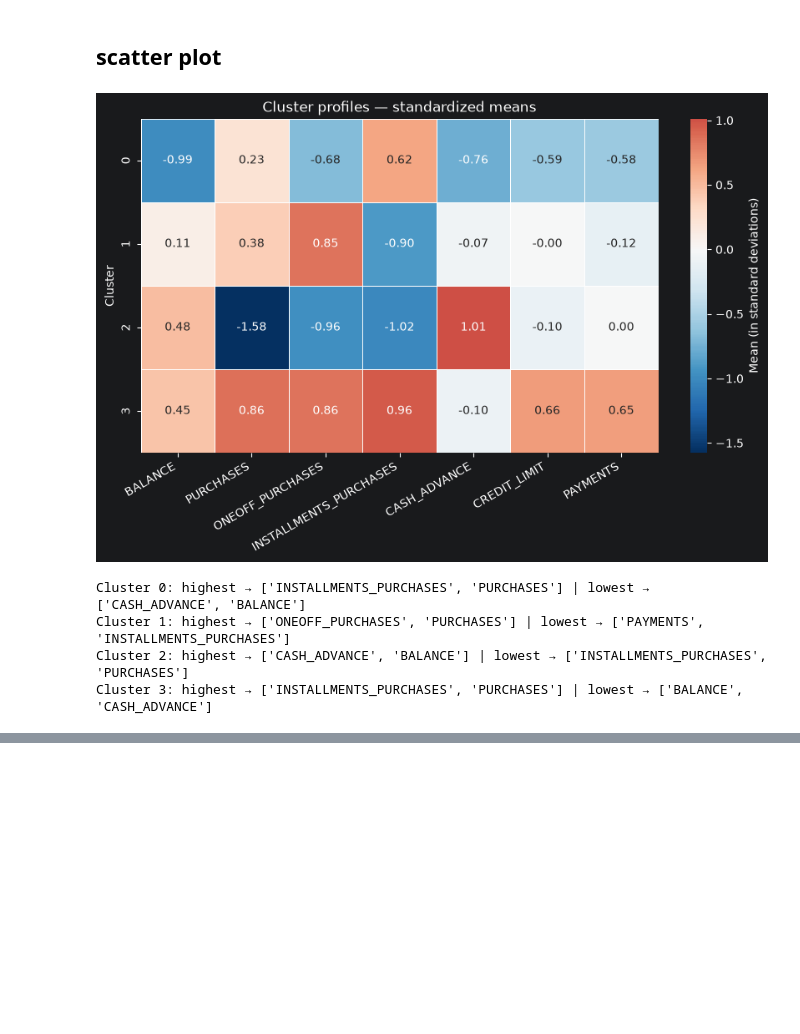
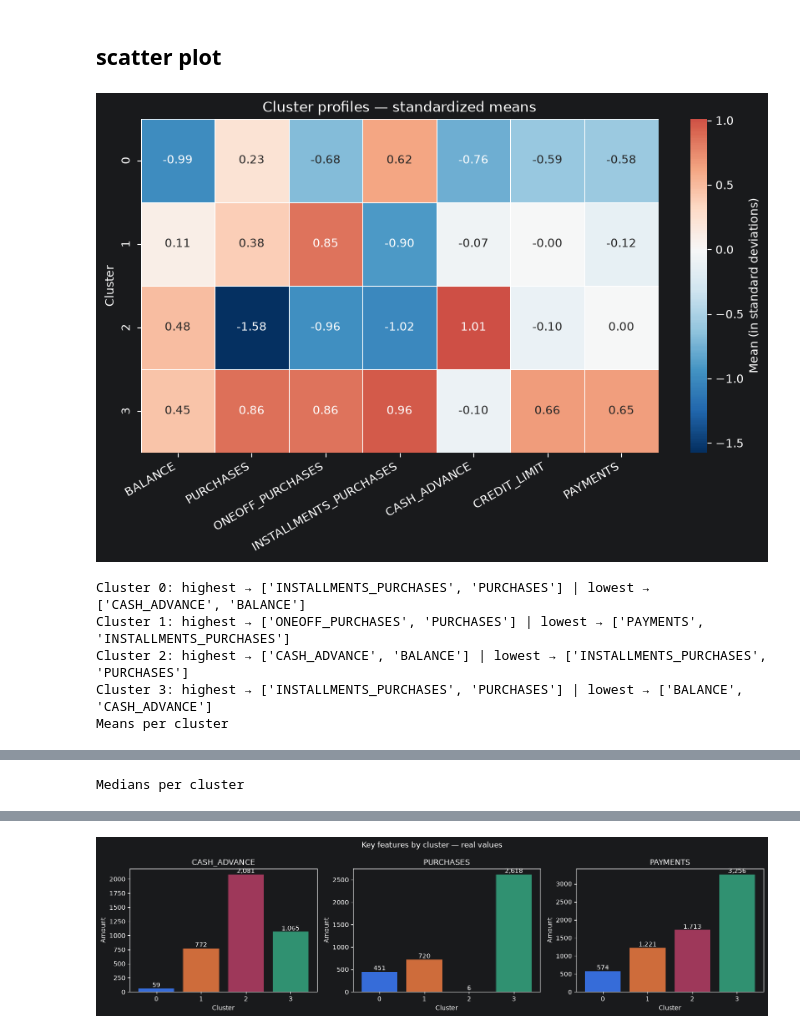
Before and after one commit to oelaimar/CardProfiler, a Jupyter notebook: notebooks/03_clustering.ipynb, the cells around one changed output, grey strips where cells are left out. Cells and saved outputs as stored; diff of their text form; code cells hidden in the pictures; blank space fills up the shorter version.

Commit message:
feat: add real-value cluster profile and key feature bar charts

```diff
--- a/notebooks/03_clustering.ipynb
+++ b/notebooks/03_clustering.ipynb
@@ -366,9 +364,19 @@ plt.show()
 for cluster, row in profile_std.iterrows():
     top = row.sort_values(ascending=False)
     print(f"Cluster {cluster}: highest → {list(top.index[:2])} | lowest → {list(top.index[-2:])}")
+
+profile_mean = cluster_profile_real(df_clean, stat="mean")
+profile_median = cluster_profile_real(df_clean, stat="median")
+
+print("Means per cluster"); display(profile_mean)
+print("Medians per cluster"); display(profile_median)
+
+plot_key_features_by_cluster(profile_mean)
+plt.show()
 # %% [output]
 [figure]
 Cluster 0: highest → ['INSTALLMENTS_PURCHASES', 'PURCHASES'] | lowest → ['CASH_ADVANCE', 'BALANCE']
 Cluster 1: highest → ['ONEOFF_PURCHASES', 'PURCHASES'] | lowest → ['PAYMENTS', 'INSTALLMENTS_PURCHASES']
 Cluster 2: highest → ['CASH_ADVANCE', 'BALANCE'] | lowest → ['INSTALLMENTS_PURCHASES', 'PURCHASES']
 Cluster 3: highest → ['INSTALLMENTS_PURCHASES', 'PURCHASES'] | lowest → ['BALANCE', 'CASH_ADVANCE']
+Means per cluster
@@ -374,0 +389 @@ Cluster 3: highest → ['INSTALLMENTS_PURCHASES', 'PURCHASES'] | lowest → ['BA
+Medians per cluster
@@ -374,0 +396 @@ Cluster 3: highest → ['INSTALLMENTS_PURCHASES', 'PURCHASES'] | lowest → ['BA
+[figure, added]
```
Also changed, not shown: parts of 2 cells of this notebook, 1 other file.
